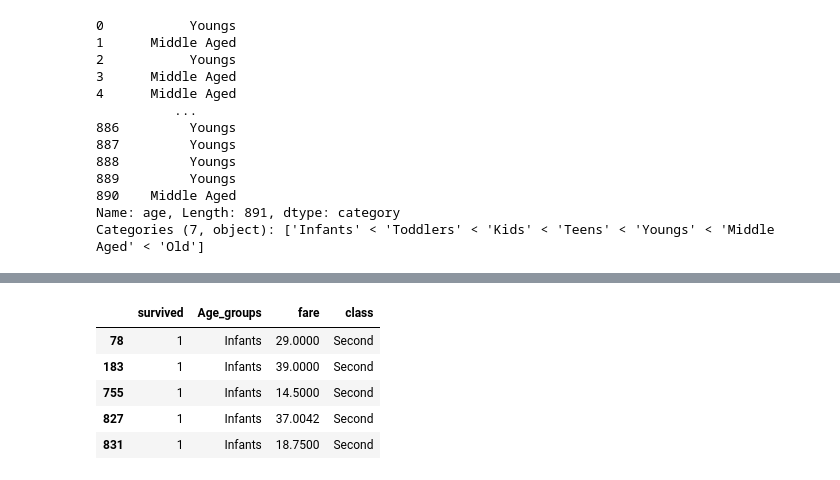
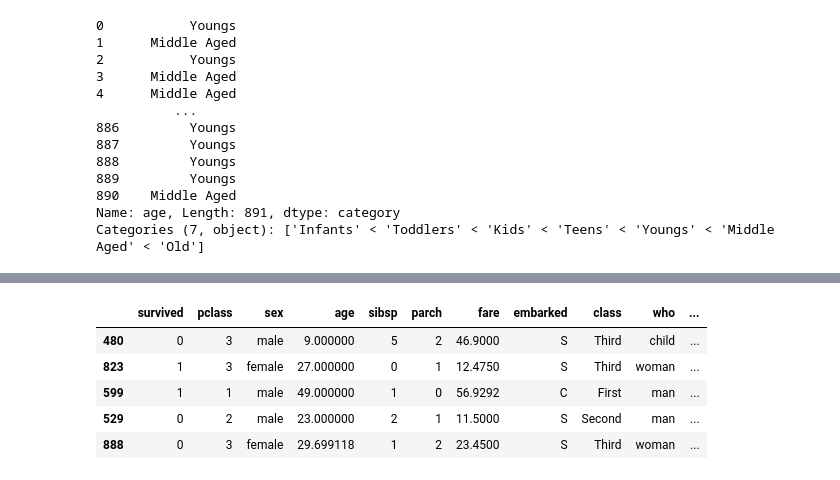
Before and after one commit to Asad15-tech/Alyz.code, a Jupyter notebook: Pandas/04_pandas.ipynb, the cells around one changed output, grey strips where cells are left out. Saved outputs shown, nothing was run; the diff lists cells and outputs as text; code cells hidden in the pictures.

```diff
--- a/Pandas/04_pandas.ipynb
+++ b/Pandas/04_pandas.ipynb
@@ -13,7 +24,7 @@ import seaborn as sns
 # %%
-# Load Titanic Dataset using Seaborn
-df  = sns.load_dataset('titanic')
-# Display the first 5 rows of the dataset
+# Load dataset
+df = sns.load_dataset("Titanic")
+# Display first few rows
 print(df.head())
 # %% [output]
    survived  pclass     sex   age  sibsp  parch     fare embarked  class  \
@@ -104,6 +113,4 @@ Categories (7, object): ['Infants' < 'Toddlers' < 'Kids' < 'Teens' < 'Youngs' <
 bins = [0,1,5,12,18,30,50,80]
 labels = ["Infants","Toddlers","Kids","Teens","Youngs","Middle Aged","Old"]
 #Which coloumn is converted into bins
-df["Age_groups"] = pd.cut(df['age'], bins=bins, labels=labels)
-# Display the first 5 rows of the dataset
-print(df.head())
+df["binned_age"] = pd.cut(df['age'], bins=bins, labels=labels)
@@ -189,12 +117,9 @@ Name: count, dtype: int64
-# %%
-# Based on Multiple Filtering in a Dataset
-df_3 = df_1[(df_1["survived"] == 1) & (df_1["Age_groups"] == "Infants") & (df_1["class"] == "Second") & (df_1["fare"] < 300)]
-# Let's check the first 5 rows of the filtered dataset
-df_3.head()
-# %% [output]
-|  | survived | Age_groups | fare | class |
-| 78 | 1 | Infants | 29.0000 | Second |
-| 183 | 1 | Infants | 39.0000 | Second |
-| 755 | 1 | Infants | 14.5000 | Second |
-| 827 | 1 | Infants | 37.0042 | Second |
-| 831 | 1 | Infants | 18.7500 | Second |
+# %%
+df.sample(5)
+# %% [output]
+|  | survived | pclass | sex | age | sibsp | parch | fare | embarked | class | who | ... |
+| 480 | 0 | 3 | male | 9.000000 | 5 | 2 | 46.9000 | S | Third | child | ... |
+| 823 | 1 | 3 | female | 27.000000 | 0 | 1 | 12.4750 | S | Third | woman | ... |
+| 599 | 1 | 1 | male | 49.000000 | 1 | 0 | 56.9292 | C | First | man | ... |
+| 529 | 0 | 2 | male | 23.000000 | 2 | 1 | 11.5000 | S | Second | man | ... |
+| 888 | 0 | 3 | female | 29.699118 | 1 | 2 | 23.4500 | S | Third | woman | ... |
```
Also changed, not shown: parts of 24 cells of this notebook, 1 other file.
